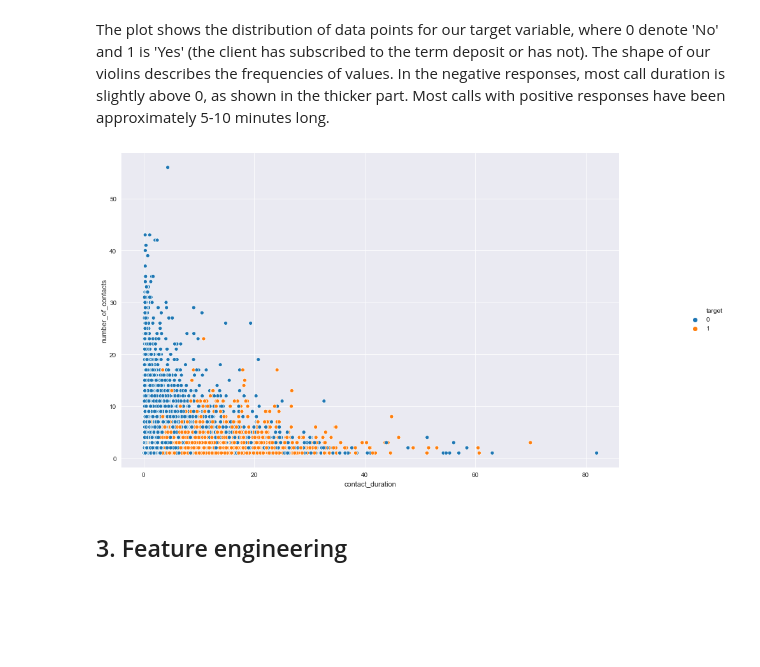
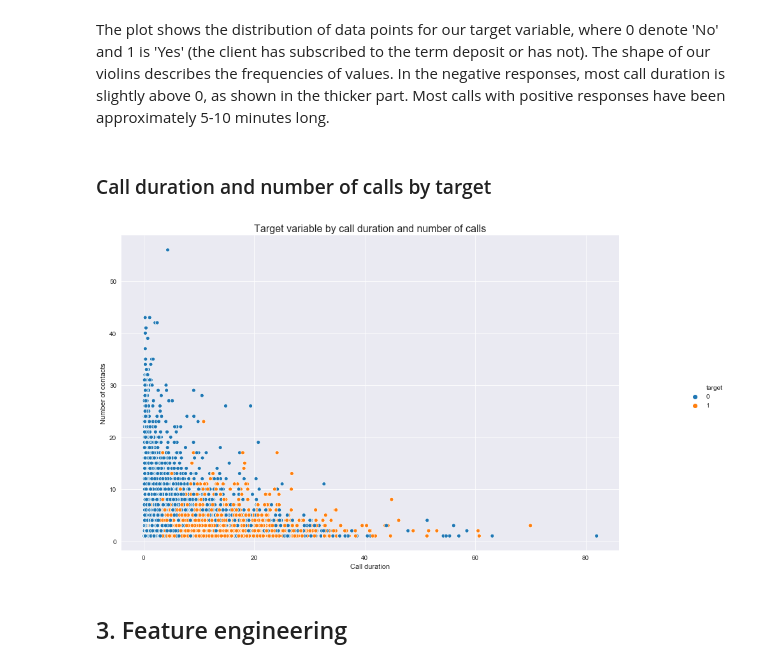
Before and after one commit to Janka93/Bank-Marketing-Campaign, a Jupyter notebook: Bank Marketing.ipynb, the cells around one changed output. Cells and saved outputs as stored; diff of their text form; code cells hidden in the pictures; blank space fills up the shorter version.

Commit message:
call duration and number of calls vs target
Visualization

```diff
--- a/Bank Marketing.ipynb
+++ b/Bank Marketing.ipynb
@@ -223,9 +223,6 @@ euribor_rate                  float64
 no_employees                  float64
 target                         object
 dtype: object
-# %%
-# Encoding target variable to 1 if the term deposit has been subscribed, 0 otherwise
-data.target = data.target.apply(lambda x: 1 if x == 'yes' else 0)
 # %%
 # Month variable - abbreviations of months
 data.month.unique()
@@ -273,6 +270,9 @@ data.day_of_week = data.day_of_week.map(mapping_days)
 # %%
 # Copy of dataset for visualizations
 data_viz = data.copy()
+# %%
+# Encoding target variable to 1 if the term deposit has been subscribed, 0 otherwise
+data_viz.target = data_viz.target.apply(lambda x: 1 if x == 'yes' else 0)
 # %%
 # Setting plotting parameters
 parameters = {'figure.figsize':(13, 8),
@@ -944,12 +942,18 @@ plt.ylabel('Call duration');
 [figure]
 # %% [markdown]
 The plot shows the distribution of data points for our target variable, where 0 denote 'No' and 1 is 'Yes' (the client has subscribed to the term deposit or has not). The shape of our violins describes the frequencies of values. In the negative responses, most call duration is slightly above 0, as shown in the thicker part. Most calls with positive responses have been approximately 5-10 minutes long.
+# %% [markdown]
+### Call duration and number of calls by target
 # %%
-sns.relplot(data = data_viz, x = 'contact_duration', y = 'number_of_contacts', hue = 'target')
+# Call duration vs number of performed contacts vs target variable visualization
+g = sns.relplot(data = data_viz, x = 'contact_duration', y = 'number_of_contacts', hue = 'target')
+plt.title('Target variable by call duration and number of calls')
+plt.xlabel('Call duration')
+plt.ylabel('Number of contacts')
 # Changing the size for the current figure
 plt.gcf().set_size_inches(15, 8)
 # %% [output]
-[figure, old version]
+[figure, new version]
 # %% [markdown]
 ## 3. Feature engineering
 # %%
```
Also changed, not shown: parts of 2 cells of this notebook.
